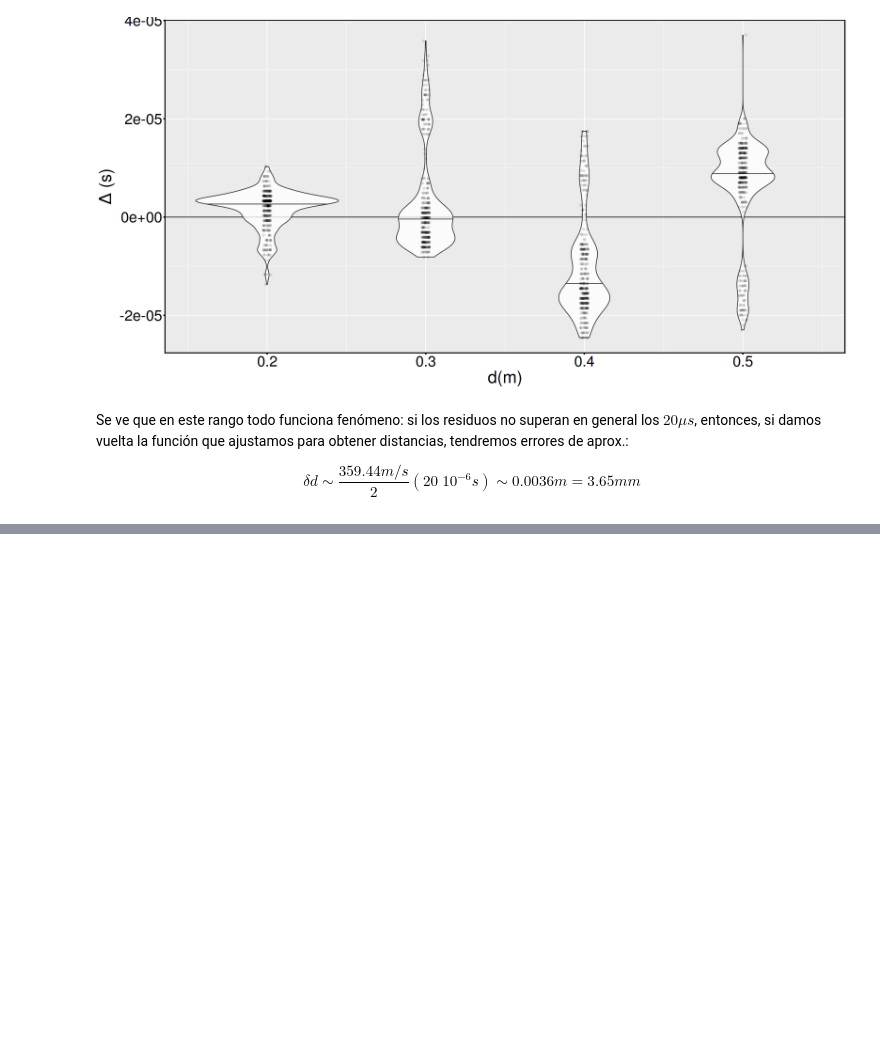
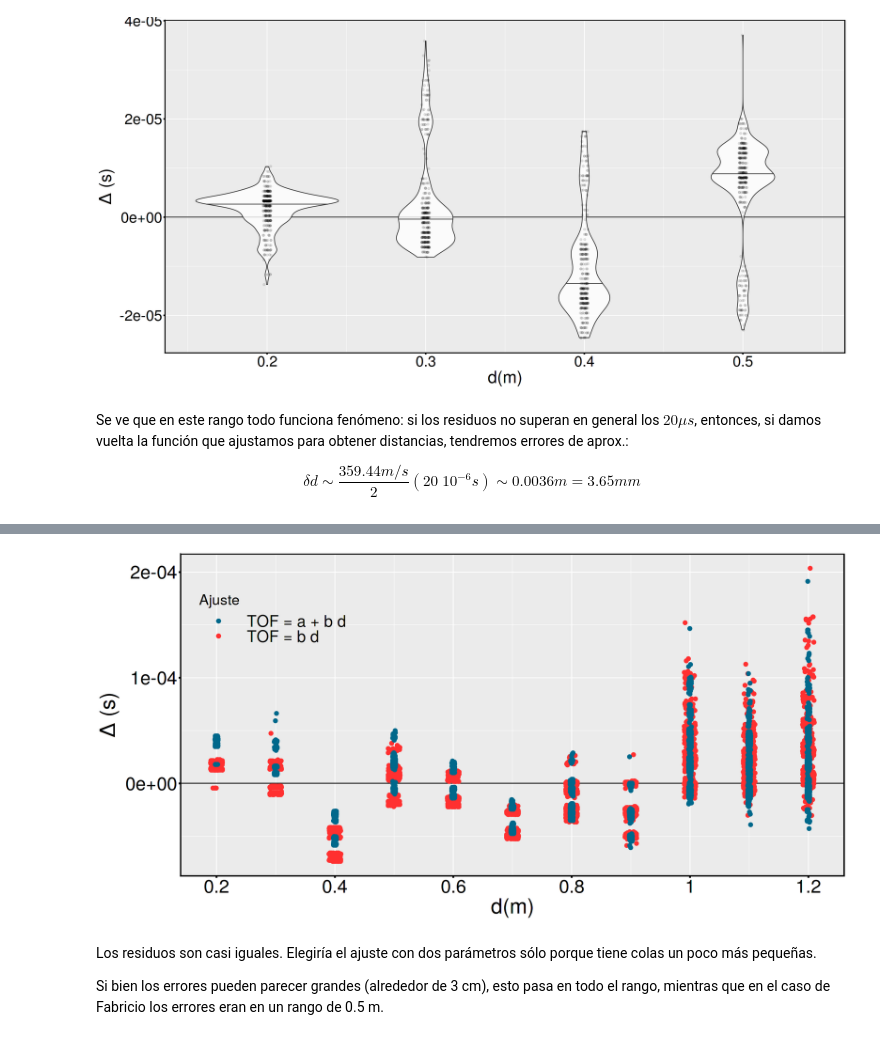
Before and after one commit to juanpabloderosas/FexpI, a Jupyter notebook: Análisis de Datos/Labo5/AnDatos5.ipynb, the cells around one changed output, grey strips where cells are left out. Saved outputs shown, nothing was run; the diff lists cells and outputs as text; code cells hidden in the pictures; blank space fills up the shorter version.

```diff
--- a/Análisis de Datos/Labo5/AnDatos5.ipynb
+++ b/Análisis de Datos/Labo5/AnDatos5.ipynb
@@ -260,0 +322,7 @@ $$
+# %%
+aju <- summary.lm(lm(datos$TOF ~ datos$d))
+#velocidad del sonido a partir del ajuste
+vs <- 2/aju$coefficients[2,1]
+svs <- (2/aju$coefficients[2,1]^2) * aju$coefficients[2,2]
+
+cat(bold("vs +- s = (", round(vs,4), " +- ", round(svs, 4), ")m s⁻¹"))
@@ -260,0 +336,7 @@ $$
+# %%
+aju2 <- summary.lm(lm(datos$TOF ~ 0 + datos$d))
+#velocidad del sonido a partir del ajuste
+vs2 <- 2/aju2$coefficients[1,1]
+svs2 <- (2/aju2$coefficients[1,1]^2) * aju2$coefficients[1,2]
+
+cat(bold("vs2 +- s = (", round(vs2,4), " +- ", round(svs2, 4), ")m s⁻¹"))
@@ -260,0 +365,20 @@ $$
+# %%
+datos$residuosA <- datos$TOF - (aju2$coefficients[1,1] * datos$d)
+datos$residuosAB <- datos$TOF - (aju$coefficients[1,1] + aju$coefficients[2,1] * datos$d)
+# %%
+gr <- ggplot(data = datos, aes(x = d)) +
+geom_hline(aes(yintercept = 0)) +
+#geom_violin(aes(group = as.factor(d)), draw_quantiles = c(0.5), alpha = 0.8) +
+geom_point(aes(y = residuosA, colour = "TOF = b d"), alpha = 1,position = position_jitter(0.01), size = 2.5 ) +
+geom_point(aes(y = residuosAB, colour = "TOF = a + b d"), alpha = 1,position = position_jitter(0.0025), size = 2.5) +
+scale_colour_manual(values = c("TOF = a + b d"="DeepSkyBlue4", "TOF = b d" = "firebrick1"), name = "Ajuste") +
+temajuan + ylab(TeX("$\\Delta \\, (s)$") )+ xlab(TeX("$d (m)$")) +
+scale_x_continuous(breaks = seq(0.2,1.2,0.2), labels = seq(0.2,1.2,0.2))
+fig(16,8)
+show(gr)
+# %% [output]
+[figure, added]
+# %% [markdown]
+Los residuos son casi iguales. Elegiría el ajuste con dos parámetros sólo porque tiene colas un poco más pequeñas.
+
+Si bien los errores pueden parecer grandes (alrededor de 3 cm), esto pasa en todo el rango, mientras que en el caso de Fabricio los errores eran en un rango de 0.5 m.
```
Also changed, not shown: parts of 27 cells of this notebook, 1 other file.
